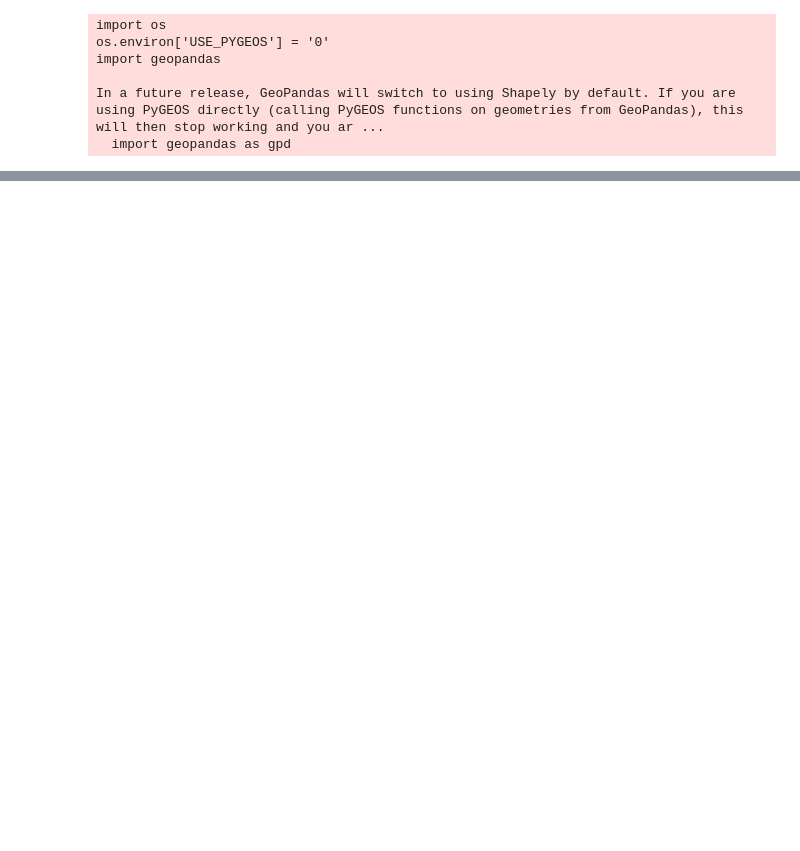
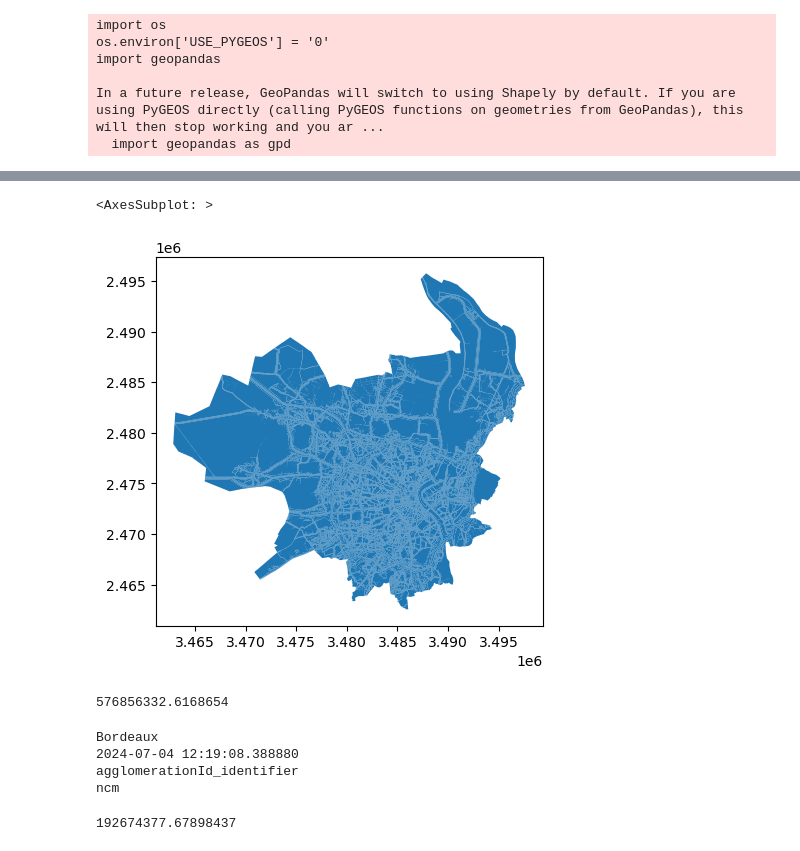
Before and after one commit to ubachr/GQA, a Jupyter notebook: dev/test_process_pyogrio.ipynb, the cells around one changed output, grey strips where cells are left out. Cells and saved outputs as stored; diff of their text form; code cells hidden in the pictures; blank space fills up the shorter version.

```diff
--- a/dev/test_process_pyogrio.ipynb
+++ b/dev/test_process_pyogrio.ipynb
@@ -50,0 +129,43 @@ cities_ls = ['Bordeaux','Kaunas', 'København', 'Girona']
+# %%
+ncm_agl_city.plot()
+# %% [output]
+<AxesSubplot: >
+[figure, added]
+# %%
+ncm_agl_city.geometry.area.sum()
+# %% [output]
+576856332.6168654
+# %%
+# Loop through test cities
+for cityLocalName in cities_ls[:1]:
+    print(str(cityLocalName))
+    start_time = datetime.now()
+    print(str(start_time))
+    uc_city = uc.query(f'HDENS_NAME == "{cityLocalName}"')
+    ctry_code = uc_city.CNTR_CODE.values.astype(str)[0]
+    cityLocalName_unicode = unidecode(cityLocalName)
+    # load aglomeration boundary
+    agl_city = agls.query(f'agglomerationName_localName == "{cityLocalName}"')
+    if agl_city.empty:
+        agglomerationId_identifier = 'NotAvailable'
+        print ("agglomerationId_identifier")
+    else:
+        agglomerationId_identifier = agl_city.agglomerationId_identifier.values.astype(str)[0]
+        print ("agglomerationId_identifier")
+
+        # Load noise data (ncm)
+        ncm = gpd.read_file(ncm_file_path, layer=layerName, **engines['pyogrio+arrow+bbox'], columns=['category', 'geometry'])
+        print ("ncm")
+
+        # Perform spatial overlay (intersection)
+        ncm_agl = gpd.overlay(ncm, agl_city, how='identity')
+        ncm_agl.category.fillna(0)
+# %% [output]
+Bordeaux
+2024-07-04 12:19:08.388880
+agglomerationId_identifier
+ncm
+# %%
+ncm_agl.geometry.area.sum()
+# %% [output]
+192674377.67898437
```
Also changed, not shown: parts of 16 cells of this notebook.
